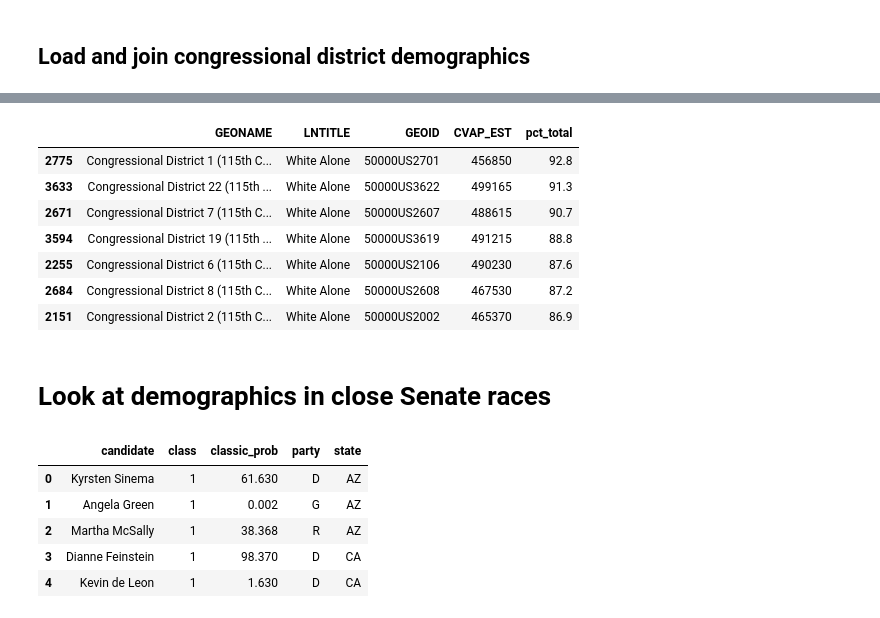
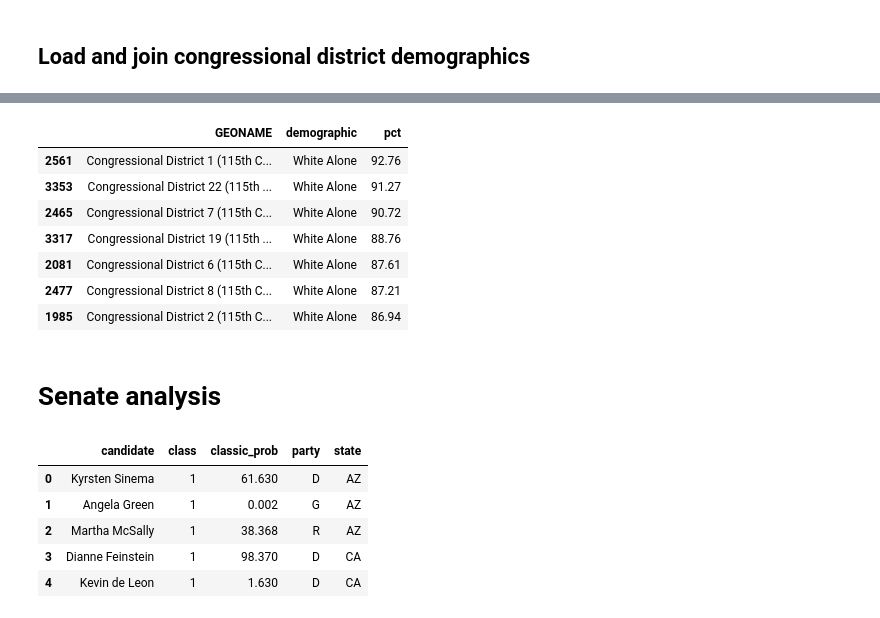
Before and after one commit to BuzzFeedNews/2018-10-midterm-demographics, a Jupyter notebook: notebooks/close-race-demographic-differences.ipynb, the cells around one changed output, grey strips where cells are left out. Cells and saved outputs as stored; diff of their text form; code cells hidden in the pictures.

```diff
--- a/notebooks/close-race-demographic-differences.ipynb
+++ b/notebooks/close-race-demographic-differences.ipynb
@@ -35,4 +60,6 @@ usps_fips_cross.head()
 | AZ | Arizona | 04 |
 | AR | Arkansas | 05 |
 | CA | California | 06 |
+# %%
+fips_cross_dict = fips_cross["FIPS"].to_dict()
 # %%
@@ -48,3 +76,3 @@ def district_fips(row):
 # %%
-race_details["fips"] = race_details.apply(district_fips, axis=1)
+house_race_details["fips"] = house_race_details.apply(make_district_fips, axis=1)
 # %%
@@ -95,2 +118,0 @@ def find_pct_total(row):
-# %%
-cd_demographics["pct_total"] = cd_demographics.apply(find_pct_total, axis=1)
@@ -96,0 +138,26 @@ cd_demographics["pct_total"] = cd_demographics.apply(find_pct_total, axis=1)
+# %%
+cd_demographic_pcts = (
+    cd_demographics[
+        cd_demographics["LNTITLE"] != "Total"
+    ]
+    [[
+        "GEONAME",
+        "fips",
+        "LNTITLE",
+        "CVAP_EST",
+    ]]
+    .rename(columns = {
+        "LNTITLE": "demographic"
+    })
+    .merge(
+        cd_totals,
+        how = "left",
+        on = "fips",
+        validate = "m:1"
+    )
+    .assign(
+        pct = lambda df: (df["CVAP_EST"] * 100 / df["district_total"]).round(2)
+    )
+)
+
+cd_demographic_pcts.head()
@@ -158,22 +252,22 @@ tossup_races = close_races[
     close_races["max_classic_prob"] < 60
 ].copy()
 # %%
-cd_demographics[
-    (cd_demographics["LNTITLE"] == "White Alone") &
-    (cd_demographics["pct_total"] >= 85) &
-    (cd_demographics["fips"].isin(tossup_races["fips"]))
-][["GEONAME", "LNTITLE", "GEOID", "CVAP_EST", "pct_total"]].sort_values("pct_total", ascending=False)
+cd_demographic_pcts[
+    (cd_demographic_pcts["demographic"] == "White Alone") &
+    (cd_demographic_pcts["fips"].isin(tossup_races["fips"])) &
+    (cd_demographic_pcts["pct"] >= 85)
+][["GEONAME", "demographic", "pct"]].sort_values("pct", ascending = False)
 # %% [output]
-|  | GEONAME | LNTITLE | GEOID | CVAP_EST | pct_total |
-| 2775 | Congressional District 1 (115th C... | White Alone | 50000US2701 | 456850 | 92.8 |
-| 3633 | Congressional District 22 (115th ... | White Alone | 50000US3622 | 499165 | 91.3 |
-| 2671 | Congressional District 7 (115th C... | White Alone | 50000US2607 | 488615 | 90.7 |
-| 3594 | Congressional District 19 (115th ... | White Alone | 50000US3619 | 491215 | 88.8 |
-| 2255 | Congressional District 6 (115th C... | White Alone | 50000US2106 | 490230 | 87.6 |
-| 2684 | Congressional District 8 (115th C... | White Alone | 50000US2608 | 467530 | 87.2 |
-| 2151 | Congressional District 2 (115th C... | White Alone | 50000US2002 | 465370 | 86.9 |
+|  | GEONAME | demographic | pct |
+| 2561 | Congressional District 1 (115th C... | White Alone | 92.76 |
+| 3353 | Congressional District 22 (115th ... | White Alone | 91.27 |
+| 2465 | Congressional District 7 (115th C... | White Alone | 90.72 |
+| 3317 | Congressional District 19 (115th ... | White Alone | 88.76 |
+| 2081 | Congressional District 6 (115th C... | White Alone | 87.61 |
+| 2477 | Congressional District 8 (115th C... | White Alone | 87.21 |
+| 1985 | Congressional District 2 (115th C... | White Alone | 86.94 |
-# %% [markdown]
-# Look at demographics in close Senate races
+# %% [markdown]
+# Senate analysis
 # %%
 senate_candidates = pd.read_csv("../data/fivethirtyeight/senate_candidate_odds.csv")
 senate_candidates.head()
```
Also changed, not shown: parts of 52 cells of this notebook, 4 other files.
